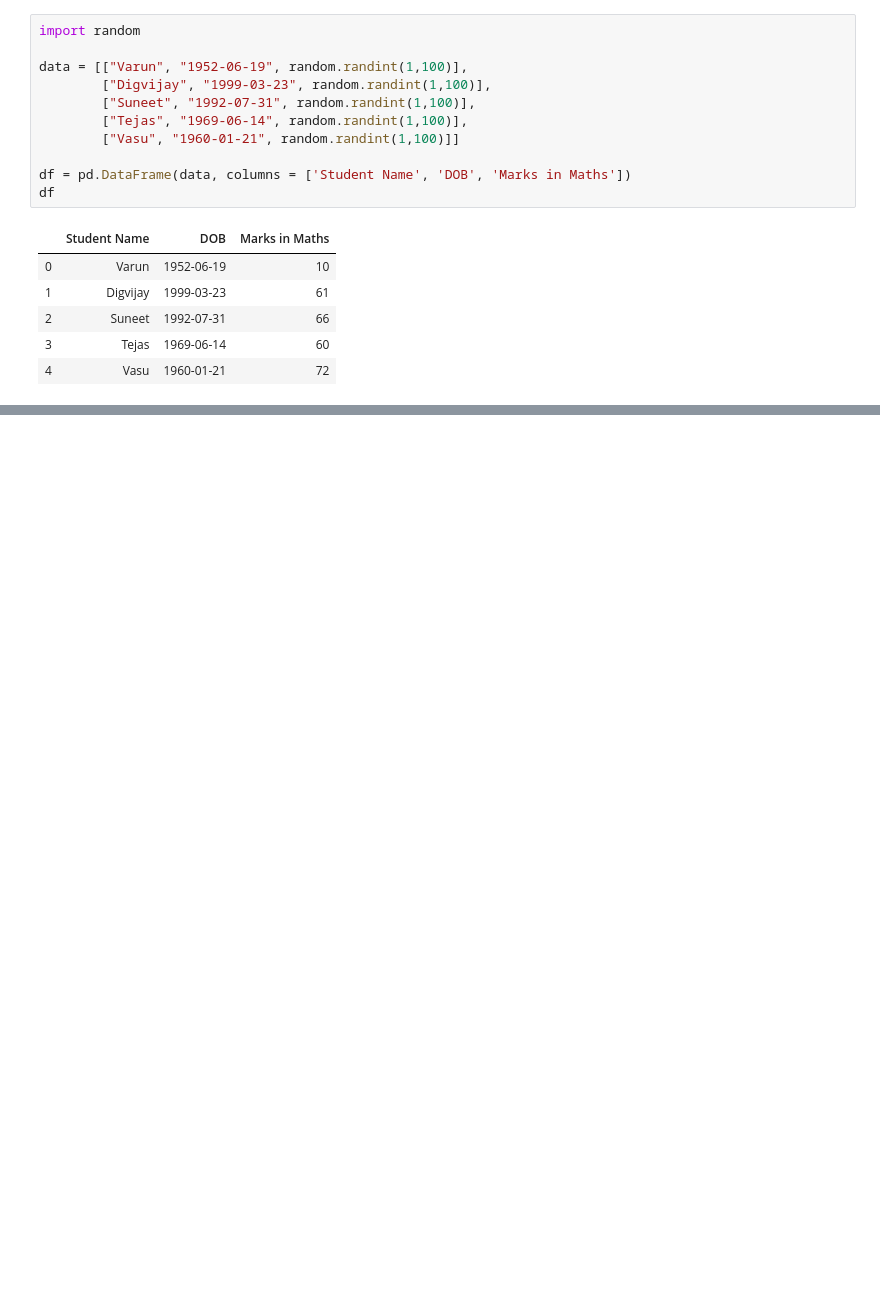
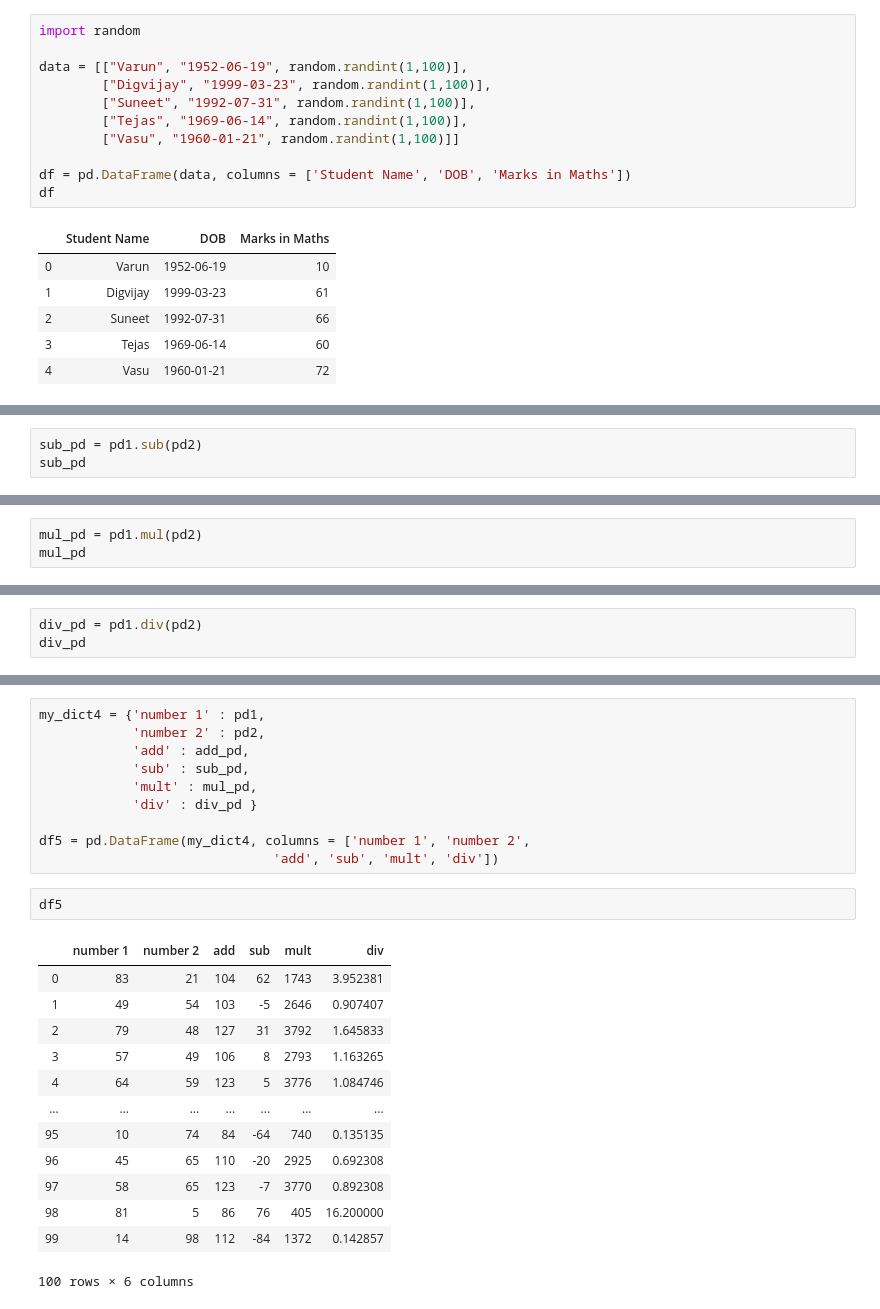
Before and after one commit to VKG5/Learning-Python, a Jupyter notebook: Sem 5/DL/Lab2_V001.ipynb, the cells around one changed output, grey strips where cells are left out. Cells and saved outputs as stored; diff of their text form; blank space fills up the shorter version.

```diff
--- a/Sem 5/DL/Lab 2.ipynb
+++ b/Sem 5/DL/Lab2_V001.ipynb
@@ -179,0 +333,3 @@ df
+# %%
+sub_pd = pd1.sub(pd2)
+sub_pd
@@ -179,0 +349,3 @@ df
+# %%
+mul_pd = pd1.mul(pd2)
+mul_pd
@@ -179,0 +365,3 @@ df
+# %%
+div_pd = pd1.div(pd2)
+div_pd
@@ -179,0 +381,26 @@ df
+# %%
+my_dict4 = {'number 1' : pd1,
+            'number 2' : pd2,
+            'add' : add_pd,
+            'sub' : sub_pd,
+            'mult' : mul_pd,
+            'div' : div_pd }
+
+df5 = pd.DataFrame(my_dict4, columns = ['number 1', 'number 2',
+                              'add', 'sub', 'mult', 'div'])
+# %%
+df5
+# %% [output]
+|  | number 1 | number 2 | add | sub | mult | div |
+| 0 | 83 | 21 | 104 | 62 | 1743 | 3.952381 |
+| 1 | 49 | 54 | 103 | -5 | 2646 | 0.907407 |
+| 2 | 79 | 48 | 127 | 31 | 3792 | 1.645833 |
+| 3 | 57 | 49 | 106 | 8 | 2793 | 1.163265 |
+| 4 | 64 | 59 | 123 | 5 | 3776 | 1.084746 |
+| ... | ... | ... | ... | ... | ... | ... |
+| 95 | 10 | 74 | 84 | -64 | 740 | 0.135135 |
+| 96 | 45 | 65 | 110 | -20 | 2925 | 0.692308 |
+| 97 | 58 | 65 | 123 | -7 | 3770 | 0.892308 |
+| 98 | 81 | 5 | 86 | 76 | 405 | 16.200000 |
+| 99 | 14 | 98 | 112 | -84 | 1372 | 0.142857 |
+100 rows × 6 columns
```
Also changed, not shown: parts of 22 cells of this notebook, 7 other files.
